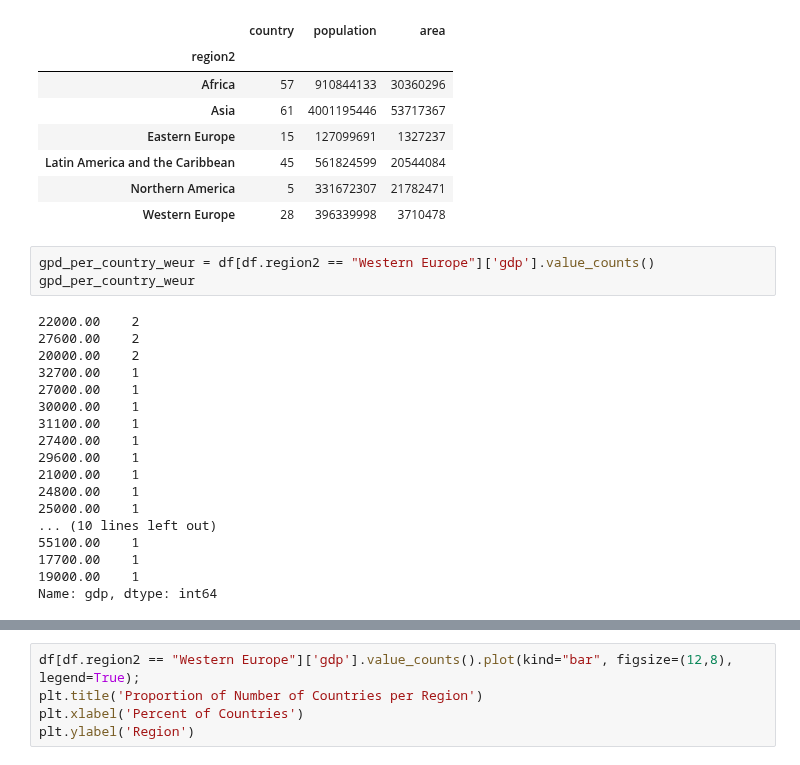
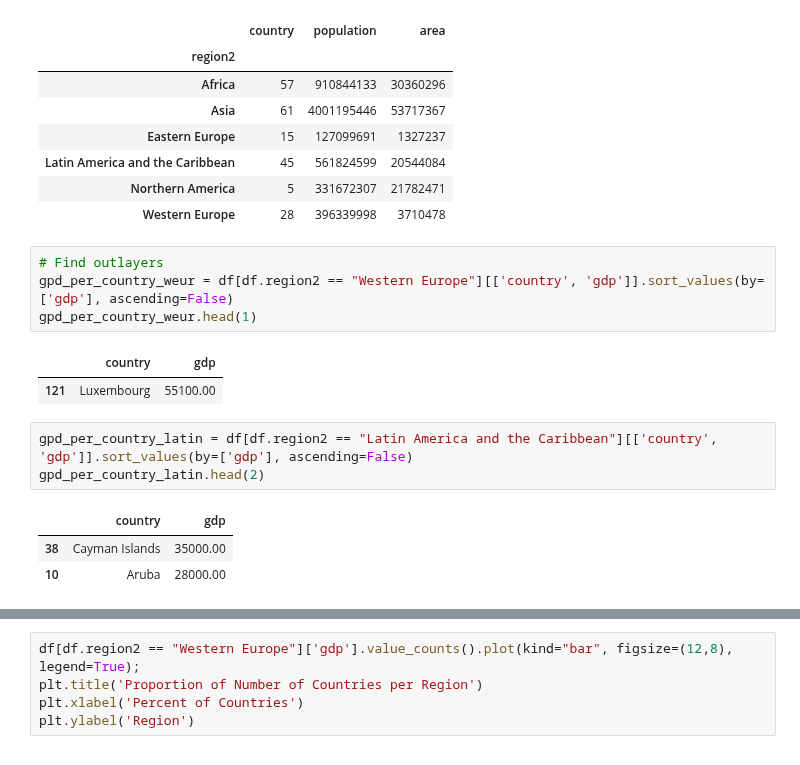
Before and after one commit to ksatola/Countries-of-the-World, a Jupyter notebook: EDA.ipynb, the cells around one changed output, grey strips where cells are left out. Drawn from its saved outputs; the diff is of its cells as text.

```diff
--- a/EDA.ipynb
+++ b/EDA.ipynb
@@ -385,23 +385,16 @@ df.groupby(['region2']).agg({'country':'count', 'population':'sum', 'area':'sum'
 | Northern America | 5 | 331672307 | 21782471 |
 | Western Europe | 28 | 396339998 | 3710478 |
 # %%
-gpd_per_country_weur = df[df.region2 == "Western Europe"]['gdp'].value_counts()
-gpd_per_country_weur
+# Find outlayers
+gpd_per_country_weur = df[df.region2 == "Western Europe"][['country', 'gdp']].sort_values(by=['gdp'], ascending=False)
+gpd_per_country_weur.head(1)
 # %% [output]
-22000.00    2
-27600.00    2
-20000.00    2
-32700.00    1
-27000.00    1
-30000.00    1
-31100.00    1
-27400.00    1
-29600.00    1
-21000.00    1
-24800.00    1
-25000.00    1
-... (10 lines left out)
-55100.00    1
-17700.00    1
-19000.00    1
-Name: gdp, dtype: int64
+|  | country | gdp |
+| 121 | Luxembourg | 55100.00 |
+# %%
+gpd_per_country_latin = df[df.region2 == "Latin America and the Caribbean"][['country', 'gdp']].sort_values(by=['gdp'], ascending=False)
+gpd_per_country_latin.head(2)
+# %% [output]
+|  | country | gdp |
+| 38 | Cayman Islands | 35000.00 |
+| 10 | Aruba | 28000.00 |
```
Also changed, not shown: parts of 21 cells of this notebook.
